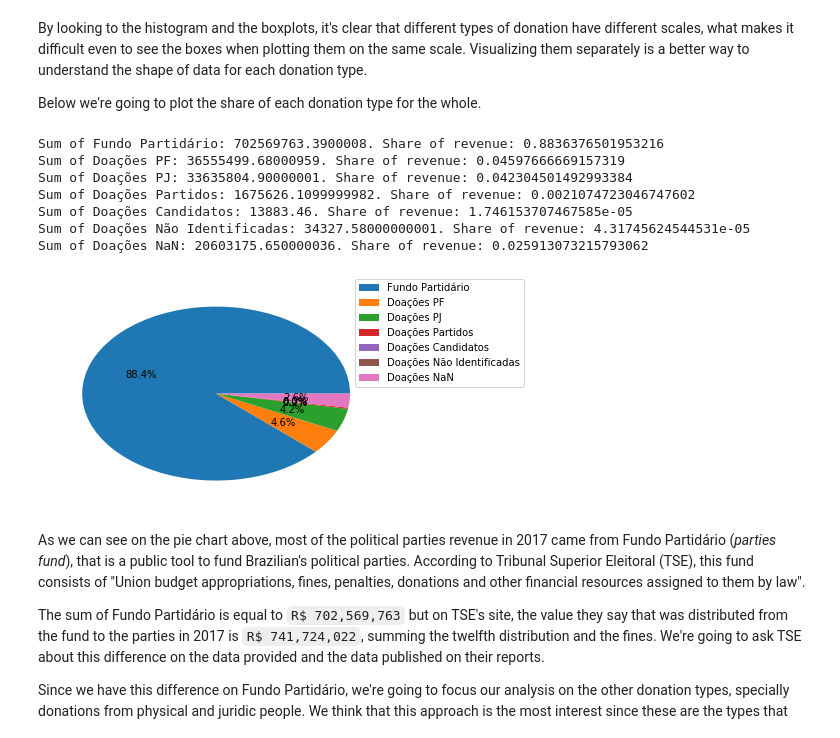
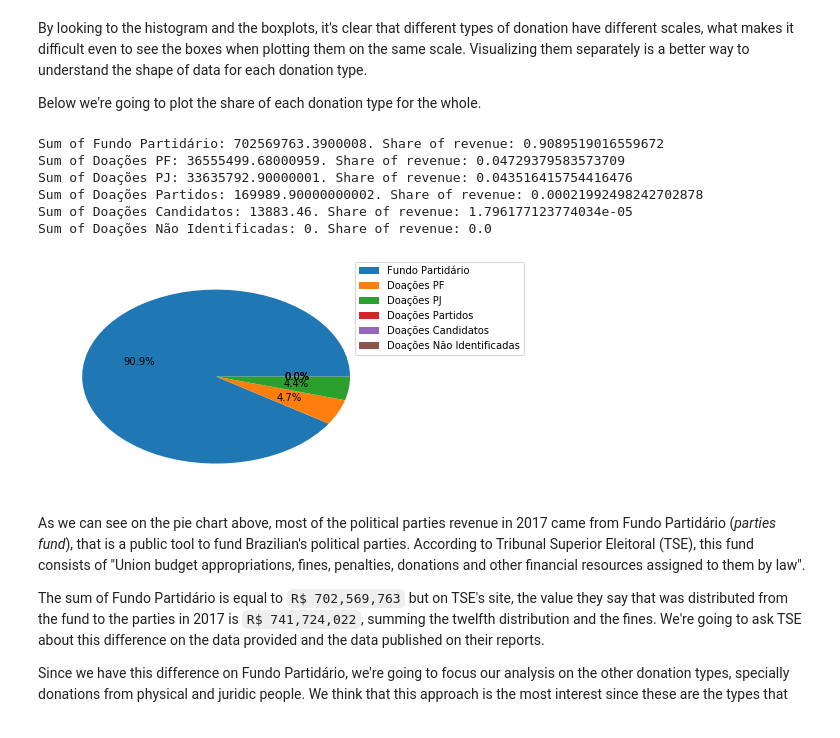
Before and after one commit to aiquis/political-parties-revenue, a Jupyter notebook: Political Parties Funding - Exploratory Analysis.ipynb, the cells around one changed output. Drawn from its saved outputs; the diff is of its cells as text; code cells hidden in the pictures.

Commit message:
handling missing values

```diff
--- a/Political Parties Funding - Exploratory Analysis.ipynb
+++ b/Political Parties Funding - Exploratory Analysis.ipynb
@@ -81,15 +81,16 @@ receitas_br_df = receitas_br_df.drop(['CD_MUNICIPIO', 'NM_MUNICIPIO', 'NR_ZONA',
 # Storing in a variable all the columns of the DataFrame that have a single unique value
 single_value_cols = columns_single_value(receitas_br_df)
 
-# Dropping single value columns. Those columns, in the context of this dataset and analysis is not
+# Dropping single value columns. Those columns, in the context of this dataset and analysis are not
 # going to be valuable, so, it's better to get rid of them to continue the working with a DataFrame
 # with less dimensions but meaningful ones
 receitas_br_df = receitas_br_df.drop(single_value_cols, axis=1)
-# receitas_br_df.set_index('NR_CNPJ_PRESTADOR_CONTA', drop=True, inplace=True)
+
+# Dropping not useful columns (that will not be used for analysis or data mining techniques)
+receitas_br_df.drop(['NR_RECIBO_DOACAO', 'NR_DOCUMENTO'], inplace=True, axis=1)
 
 # Printing the general info of the DataFrame again to see the new state of it
 receitas_br_df.info()
-receitas_br_df.head()
 # %% [output]
 <class 'pandas.core.frame.DataFrame'>
 RangeIndex: 330606 entries, 0 to 330605
@@ -136,0 +137,12 @@ The columns related to donations from candidates also has a small number of data
+# %%
+# Dropping rows with null values
+receitas_br_df.dropna(how='any',
+                      subset=['CD_TP_ORIGEM_DOACAO',
+                       'DS_TP_ORIGEM_DOACAO',
+                       'NR_CPF_CNPJ_DOADOR',
+                       'NM_DOADOR',
+                       'CD_TP_ESPECIE_RECURSO',
+                       'DS_TP_ESPECIE_RECURSO'],
+                      inplace=True)
+
+receitas_br_df.info()
@@ -446,47 +476,42 @@ Below we're going to plot the share of each donation type for the whole.
 print('Sum of {}: {}. Share of revenue: {}'.format('Fundo Partidário',
                                                    sum(fundo_partidario['VR_RECEITA']),
                                                    sum(fundo_partidario['VR_RECEITA']) / sum(receitas_br_df['VR_RECEITA'])))
 print('Sum of {}: {}. Share of revenue: {}'.format('Doações PF',
                                                    sum(doacoes_pf['VR_RECEITA']),
                                                    sum(doacoes_pf['VR_RECEITA']) / sum(receitas_br_df['VR_RECEITA'])))
 print('Sum of {}: {}. Share of revenue: {}'.format('Doações PJ',
                                                    sum(doacoes_pj['VR_RECEITA']),
                                                    sum(doacoes_pj['VR_RECEITA']) / sum(receitas_br_df['VR_RECEITA'])))
 print('Sum of {}: {}. Share of revenue: {}'.format('Doações Partidos',
                                                    sum(doacoes_partidos['VR_RECEITA']),
                                                    sum(doacoes_partidos['VR_RECEITA']) / sum(receitas_br_df['VR_RECEITA'])))
 print('Sum of {}: {}. Share of revenue: {}'.format('Doações Candidatos',
                                                    sum(doacoes_candidatos['VR_RECEITA']),
                                                    sum(doacoes_candidatos['VR_RECEITA']) / sum(receitas_br_df['VR_RECEITA'])))
 print('Sum of {}: {}. Share of revenue: {}'.format('Doações Não Identificadas',
                                                    sum(doacoes_undefined['VR_RECEITA']),
                                                    sum(doacoes_undefined['VR_RECEITA']) / sum(receitas_br_df['VR_RECEITA'])))
-print('Sum of {}: {}. Share of revenue: {}'.format('Doações NaN',
-                                                   sum(doacoes_nan['VR_RECEITA']),
-                                                   sum(doacoes_nan['VR_RECEITA']) / sum(receitas_br_df['VR_RECEITA'])))
 
 sum_revenue_types = [sum(fundo_partidario['VR_RECEITA']),
                      sum(doacoes_pf['VR_RECEITA']),
                      sum(doacoes_pj['VR_RECEITA']),
                      sum(doacoes_partidos['VR_RECEITA']),
                      sum(doacoes_candidatos['VR_RECEITA']),
-                     sum(doacoes_undefined['VR_RECEITA']),
-                     sum(doacoes_nan['VR_RECEITA'])]
+                     sum(doacoes_undefined['VR_RECEITA'])]
 labels = ['Fundo Partidário', 'Doações PF', 'Doações PJ',
           'Doações Partidos', 'Doações Candidatos',
-          'Doações Não Identificadas', 'Doações NaN']
+          'Doações Não Identificadas']
 _ = plt.pie(sum_revenue_types,
             autopct='%1.1f%%')
 _ = plt.legend(labels, bbox_to_anchor=(0.9, 1.05))
 # %% [output]
-Sum of Fundo Partidário: 702569763.3900008. Share of revenue: 0.8836376501953216
-Sum of Doações PF: 36555499.68000959. Share of revenue: 0.04597666669157319
-Sum of Doações PJ: 33635804.90000001. Share of revenue: 0.042304501492993384
-Sum of Doações Partidos: 1675626.1099999982. Share of revenue: 0.0021074723046747602
-Sum of Doações Candidatos: 13883.46. Share of revenue: 1.746153707467585e-05
-Sum of Doações Não Identificadas: 34327.58000000001. Share of revenue: 4.31745624544531e-05
-Sum of Doações NaN: 20603175.650000036. Share of revenue: 0.025913073215793062
+Sum of Fundo Partidário: 702569763.3900008. Share of revenue: 0.9089519016559672
+Sum of Doações PF: 36555499.68000959. Share of revenue: 0.04729379583573709
+Sum of Doações PJ: 33635792.90000001. Share of revenue: 0.043516415754416476
+Sum of Doações Partidos: 169989.90000000002. Share of revenue: 0.00021992498242702878
+Sum of Doações Candidatos: 13883.46. Share of revenue: 1.796177123774034e-05
+Sum of Doações Não Identificadas: 0. Share of revenue: 0.0
-[figure, old version]
+[figure, new version]
 # %% [markdown]
 As we can see on the pie chart above, most of the political parties revenue in 2017 came from Fundo Partidário (*parties fund*), that is a public tool to fund Brazilian's political parties. According to Tribunal Superior Eleitoral (TSE), this fund consists of "Union budget appropriations, fines, penalties, donations and other financial resources assigned to them by law".
 
```
Also changed, not shown: parts of 14 cells of this notebook.
